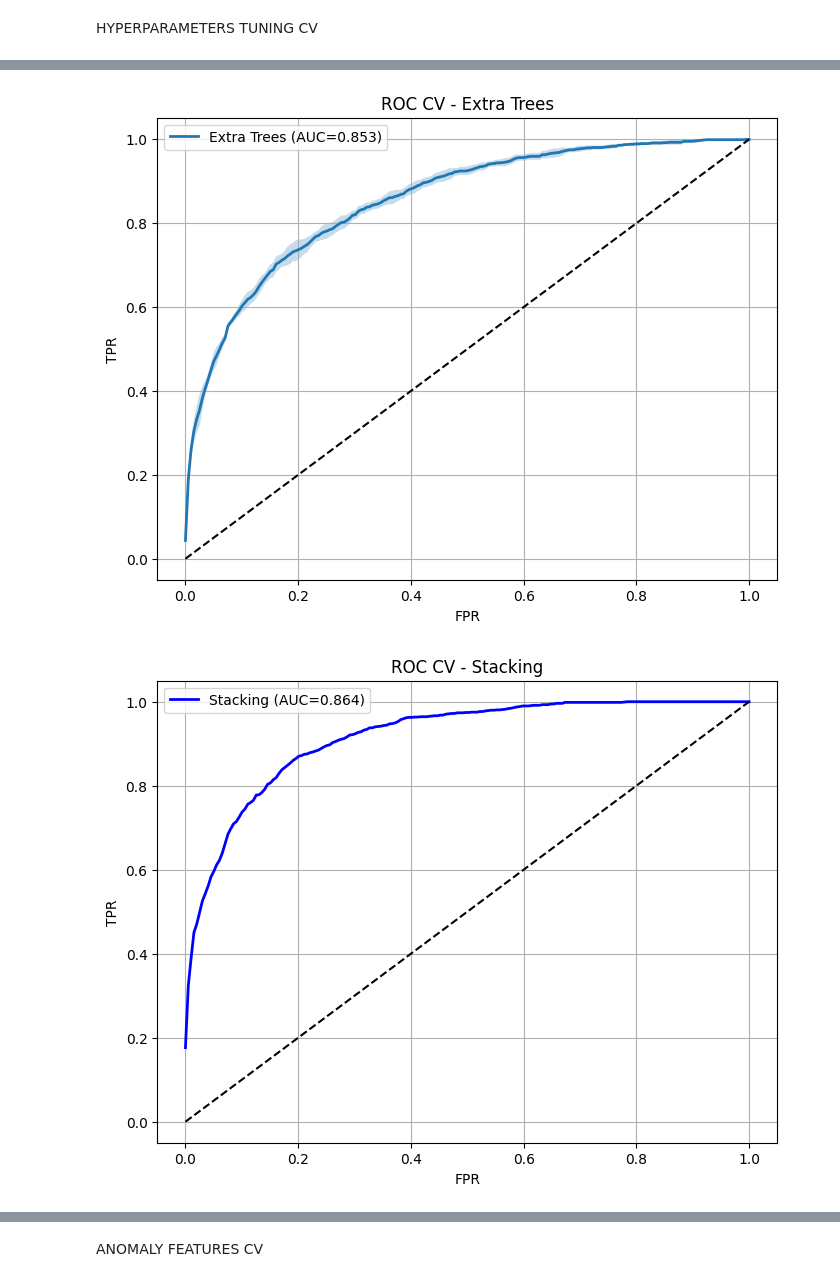
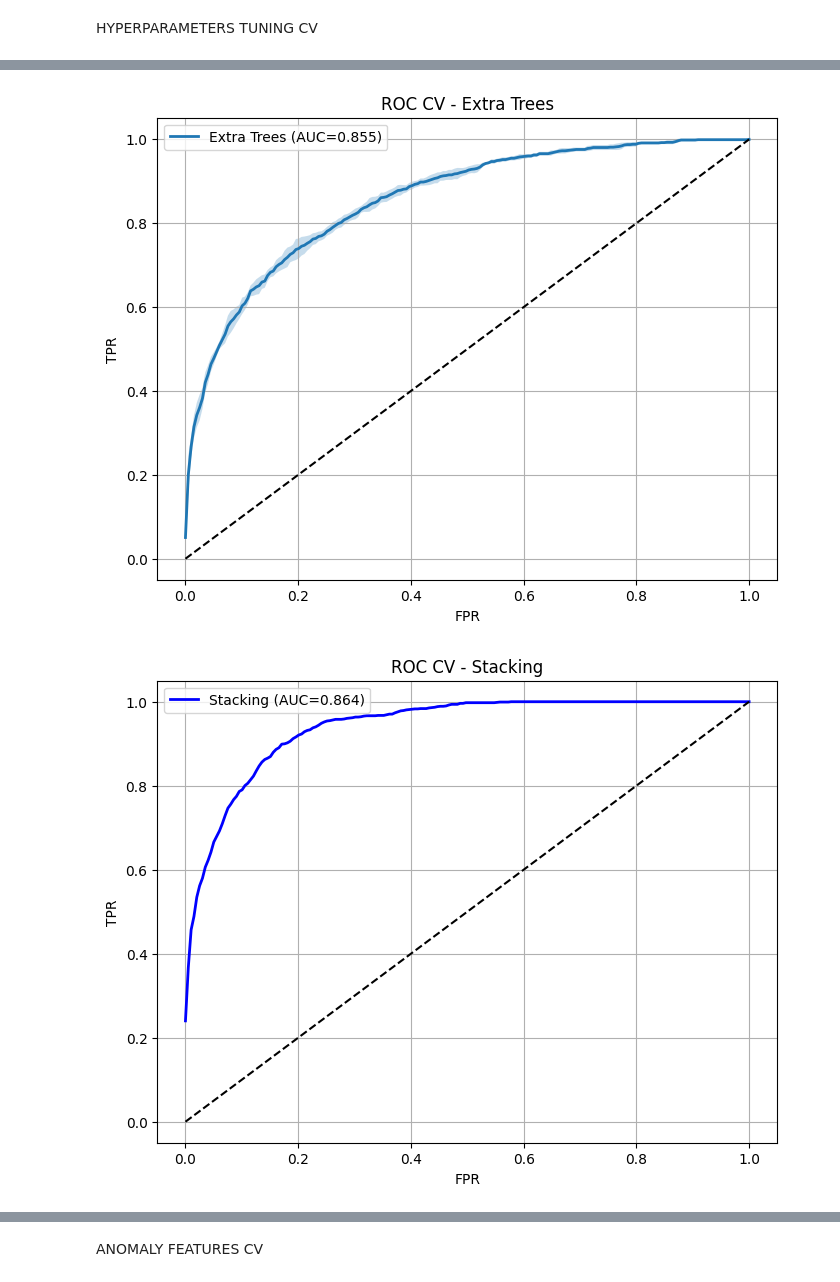
Before and after one commit to marcodeluca-gdl/machine-learning-mobile-phone-operator, a Jupyter notebook: mlProject_mobile_phone_operator.ipynb, the cells around one changed output, grey strips where cells are left out. Drawn from its saved outputs; the diff is of its cells as text; code cells hidden in the pictures.

Commit message:
range changed for the hyperparameters tuning

```diff
--- a/mlProject_mobile_phone_operator.ipynb
+++ b/mlProject_mobile_phone_operator.ipynb
@@ -533,11 +531,11 @@ estimators_to_tune = {
 
     "Random Forest": (RandomForestClassifier(random_state=42), {
     "n_estimators": randint(100, 300),
-    "max_depth": [None]+list(range(3,8)),
-    "min_samples_split": randint(5,21),
-    "min_samples_leaf": randint(3,15),
+    "max_depth": [None]+list(range(3,30)),
+    "min_samples_split": randint(2,21),
+    "min_samples_leaf": randint(1,15),
     "max_features": ["sqrt","log2"],
-    "class_weight": ["balanced"],
+    "class_weight": [None, "balanced"],
     "bootstrap": [True],
     }),
 
@@ -548,10 +546,11 @@ estimators_to_tune = {
 
     "Extra Trees": (ExtraTreesClassifier(random_state=42, n_jobs=-1), {
     "n_estimators": randint(100,300),
-    "max_depth": [None]+list(range(3,8)),
-    "min_samples_split": randint(5,21),
-    "min_samples_leaf": randint(3,15),
+    "max_depth": [None]+list(range(3,30)),
+    "min_samples_split": randint(2,21),
+    "min_samples_leaf": randint(1,15),
     "max_features": ["sqrt","log2"],
+    "class_weight": [None, "balanced"],
     "bootstrap": [True],
     }),
 }
@@ -759,5 +758,5 @@ print(summary_df.sort_values("Test-ROC-AUC", ascending=False))
 [figure]
 [figure]
-[figure, old version]
+[figure, new version]
                Model  CV-Accuracy  CV-Precision  CV-Recall     CV-F1  \
 0  Gradient Boosting     0.811875      0.523197   0.727273  0.608583
```
Also changed, not shown: parts of 2 cells of this notebook.
